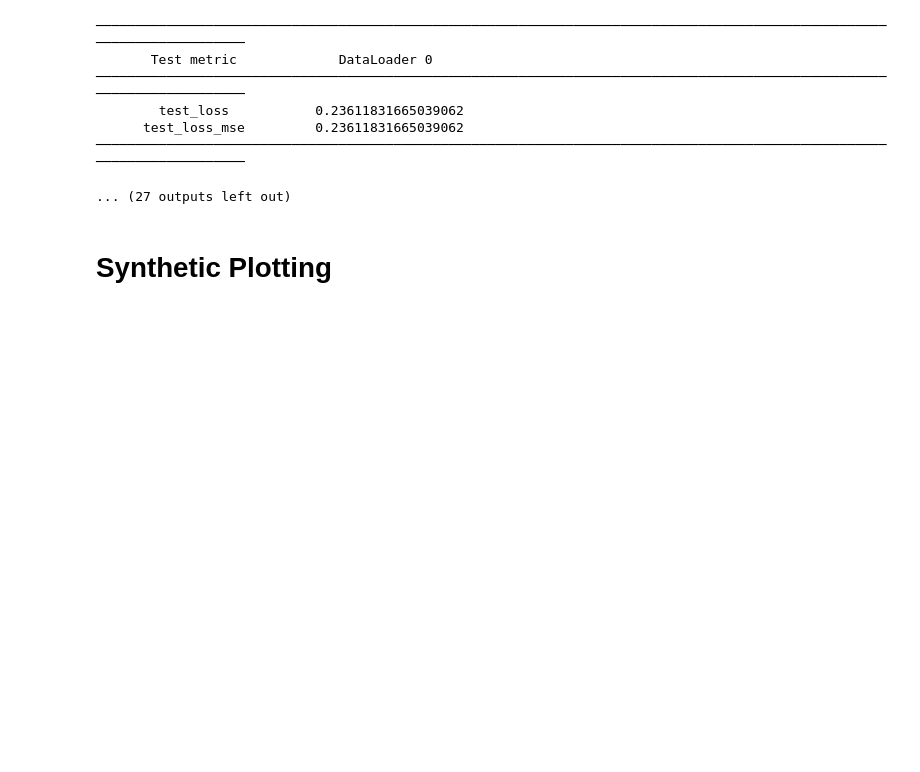
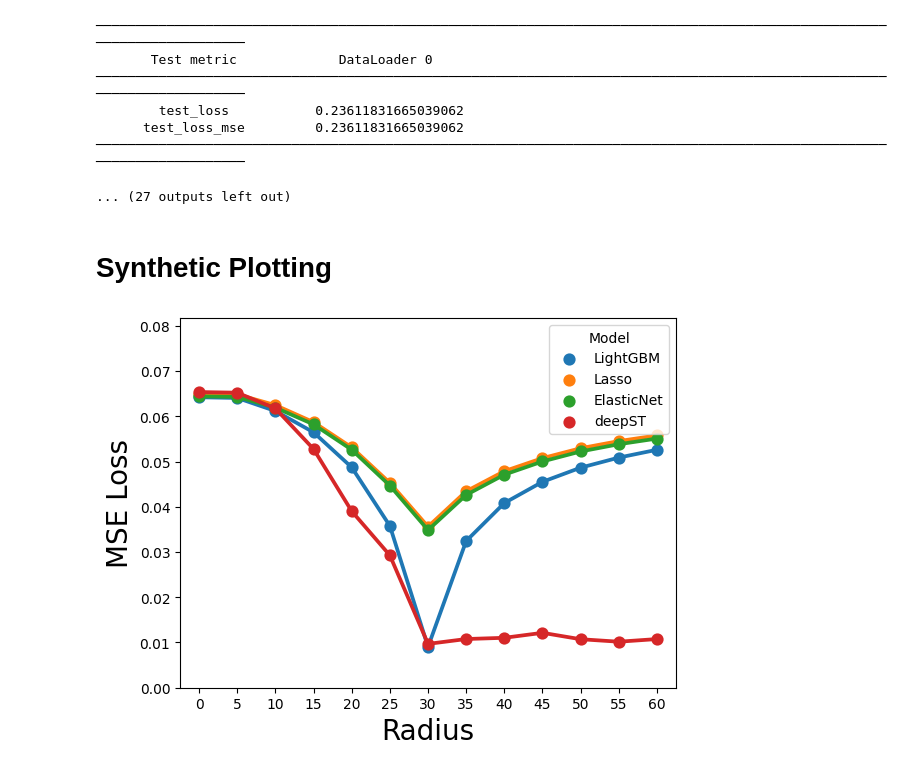
Before and after one commit to prob-ml/spice, a Jupyter notebook: examples/static/SyntheticResults.ipynb, the cells around one changed output. Drawn from its saved outputs; the diff is of its cells as text; code cells hidden in the pictures; blank space fills up the shorter version.

```diff
--- a/examples/static/SyntheticResults.ipynb
+++ b/examples/static/SyntheticResults.ipynb
@@ -393,17 +395,19 @@ TEST Profiler Report
 # %% [markdown]
 # Synthetic Plotting
 # %%
-EXPERIMENT_NUM = "Nonlinear"
+EXPERIMENT_NUM = "1"
 
 # create pointplot
 plt.rcParams['font.family'] = 'DejaVu Sans'
-new_data = data[data['Experiment #'] == EXPERIMENT_NUM]
+new_data = data[(data['Experiment #'] == EXPERIMENT_NUM) & ((data["Model"] != "OLS") & (data["Model"] != "Ridge"))]
 synth_results = sns.pointplot(x='Radius', y= 'L2 Loss', hue='Model', data=new_data)
 synth_results.set_ylim(bottom=0, top=1.25*max(new_data["L2 Loss"]))
 # baseline = new_data[(new_data["Model"] == "deepST") & (new_data["Radius"] == 0)]["L1 Loss"]
 # synth_results.axhline(baseline.item(), linestyle = '-', linewidth=3)
 # synth_results.set_title(f"Experiment NONLINEAR", fontsize=25)
 synth_results.set_xlabel("Radius", fontsize = 20)
 synth_results.set_ylabel("MSE Loss", fontsize = 20)
 # plt.gca().set_ylim(bottom=-0.02)
 plt.savefig(f'synthetic{EXPERIMENT_NUM}.png', dpi=300, bbox_inches='tight')
+# %% [output]
+[figure, added]
```
Also changed, not shown: parts of 1 cell of this notebook, 22 other files.
